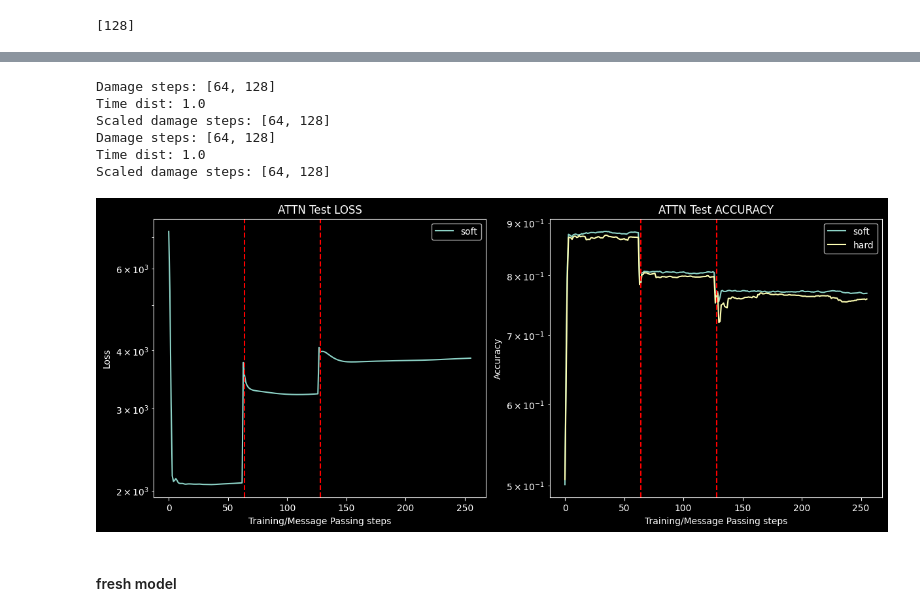
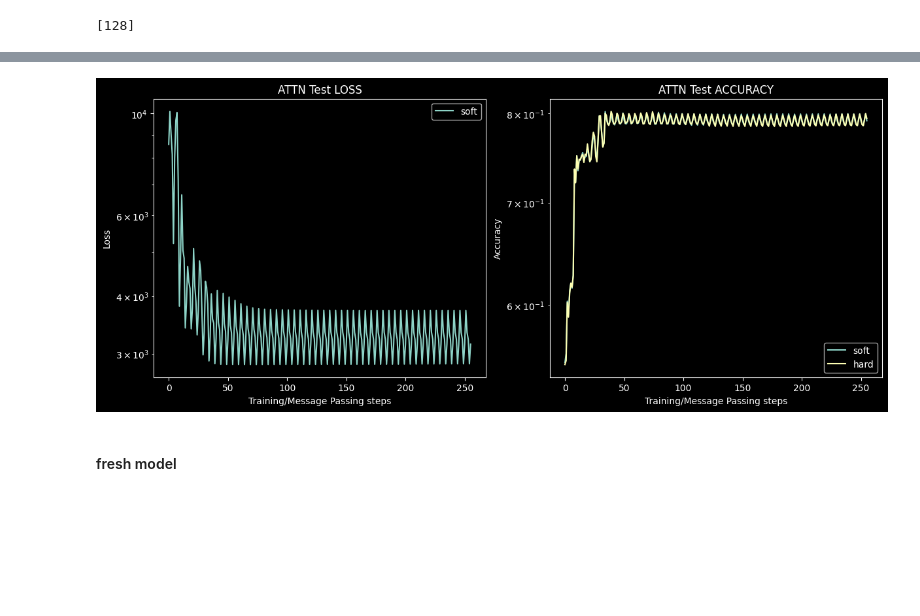
Before and after one commit to GabrielBena/boolean_nca_cc, a Jupyter notebook: random_boolean_nets.ipynb, the cells around one changed output, grey strips where cells are left out. Saved outputs shown, nothing was run; the diff lists cells and outputs as text; code cells hidden in the pictures; blank space fills up the shorter version.

Commit message:
Refactor damage handling and evaluation logic. Introduced noise scaling in circuit generation, updated training configurations, and refined evaluation metrics.

```diff
--- a/random_boolean_nets.ipynb
+++ b/random_boolean_nets.ipynb
@@ -105,7 +123,8 @@ from boolean_nca_cc.circuits.viz import evaluate_and_visualize
 key = jax.random.PRNGKey(42)
 wires, logitsbp = gen_circuit(key, layer_sizes, arity=arity)
 # opt = optax.adamw(1e-2, 0.9, 0.999, weight_decay=1e-4)
-opt = optax.adamw(1, 0.8, 0.8, weight_decay=1e-1)
+# opt = optax.adamw(1, 0.8, 0.8, weight_decay=1e-1)
+opt = optax.sgd(learning_rate=0.05)
 # opt = create_sparse_optimizer(
 #     optax.adam(learning_rate=0.4, b1=0.7, b2=0.6),
 #     sparsity_type="l1",
@@ -1095,5 +1130,5 @@ from boolean_nca_cc.training.evaluation import evaluate_model_stepwise, run_mode
 # %%
-run_id = "gbena/boolean-nca-cc/fx8f9e5p"
+run_id = "gbena/boolean-nca-cc/yeolwwx7"
 best_attn_model, loaded_dict, init_attn_model, loaded_config = load_best_model_from_wandb(
     run_id=run_id.split("/")[-1],
     seed=1,
@@ -1102,5 +1137,7 @@ best_attn_model, loaded_dict, init_attn_model, loaded_config = load_best_model_f
     filename="latest_checkpoint",
     # filename="latest_checkpoint",
     n_node=int(graph.n_node[0]),
+    # use_intra_layer_PE=True,
+    # use_layer_PE=True,
 )
 # %% [output]
@@ -1143,6 +1189,13 @@ Successfully instantiated model: CircuitSelfAttention
     test_ratio=0.2,
     seed=42,
 )
+# %%
+from boolean_nca_cc.training.pool.structural_perturbation import (
+    process_probabilistic_damage_configuration,
+)
+
+# Compute p_fault for probabilistic damage mode
+p_fault = process_probabilistic_damage_configuration(loaded_config, layer_sizes)
 # %%
 hidden_dim = loaded_config.circuit.circuit_hidden_dim
 n_message_steps = loaded_config.training.n_message_steps
@@ -1206,26 +1363,0 @@ Array(1, dtype=int32)
-# %%
-damage_steps = [64, 128]
-
-
-step_metrics_attn = evaluate_model_stepwise(
-    model=best_attn_model,
-    wires=wires,
-    logits=logits_attn,
-    x_data=x_test,
-    y_data=y_test,
-    input_n=input_n,
-    n_message_steps=n_steps,
-    arity=arity,
-    circuit_hidden_dim=hidden_dim,
-    loss_cfg=LossConfig(dict(loss_cfg)),
-    layer_sizes=layer_sizes,
-    use_tqdm=True,
-    verbose=True,
-    damage_steps=damage_steps,
-    # knockout_per_damage_step=loaded_config.damage.knockouts_per_event,
-    knockout_per_damage_step=16,
-    bidirectional_edges=True,
-    permanent_damage=True,
-)
-
-step_metrics_attn.keys()
@@ -1241,36 +1364,30 @@ dict_keys(['step', 'loss', 'hard_loss', 'accuracy', 'hard_accuracy', 'final_grap
 # %%
 fig, axs = plt.subplots(1, 2, figsize=(12, 5), sharey=False, sharex=True, constrained_layout=True)
 
 
 plot_losses(
     aux_log=step_metrics_attn,
     figax=(fig, axs[0]),
     title="ATTN Test LOSS",
-    damage_steps=damage_steps,
+    # damage_steps=damage_steps,
     plot_damages=True,
     smooth_factor=len(step_metrics_attn["step"]),
     plot_hard=False,
     logscale=True,
 )
 
 plot_losses(
     aux_log=step_metrics_attn,
     figax=(fig, axs[1]),
     plot_accuracy=True,
     title="ATTN Test ACCURACY",
-    damage_steps=damage_steps,
+    # damage_steps=damage_steps,
     plot_damages=True,
     smooth_factor=len(step_metrics_attn["step"]),
     logscale=True,
 )
 # %% [output]
-Damage steps: [64, 128]
-Time dist: 1.0
-Scaled damage steps: [64, 128]
-Damage steps: [64, 128]
-Time dist: 1.0
-Scaled damage steps: [64, 128]
-[figure, old version]
+[figure, new version]
 # %% [markdown]
 #### fresh model
 # %%
```
Also changed, not shown: parts of 25 cells of this notebook, 22 other files.
